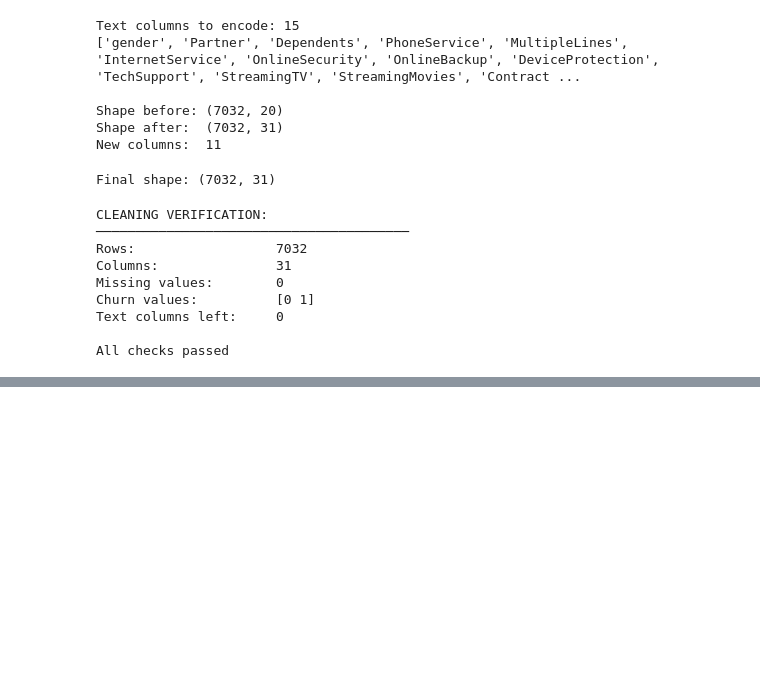
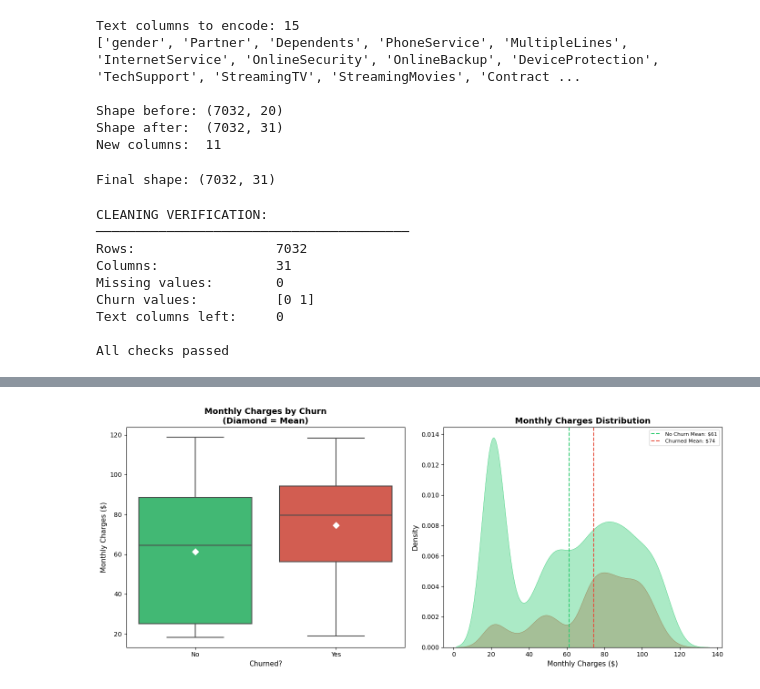
Before and after one commit to Venkatavishnuvardhanthota/customer-churn-prediction, a Jupyter notebook: notebooks/01_eda_and_modeling.ipynb, the cells around one changed output, grey strips where cells are left out. Cells and saved outputs as stored; diff of their text form; code cells hidden in the pictures; blank space fills up the shorter version.

```diff
--- a/notebooks/01_eda_and_modeling.ipynb
+++ b/notebooks/01_eda_and_modeling.ipynb
@@ -346,0 +513,77 @@ All checks passed
+# %%
+# Cell 16 — Deep EDA: Churn by Monthly Charges
+
+# Chart 1: Box Plot with Mean Overlay
+fig, axes = plt.subplots(1, 2, figsize = (14, 6))
+
+sns.boxplot(x = 'Churn',
+            y = 'MonthlyCharges',
+            data = df,
+            ax = axes[0],
+            palette={'0': '#2ecc71', '1': '#e74c3c'},
+            linewidth = 1.5)
+
+no_churn_mean = df[df['Churn'] == 0]['MonthlyCharges'].mean()
+yes_churn_mean = df[df['Churn'] == 1]['MonthlyCharges'].mean()
+
+axes[0].scatter([0, 1],
+                [no_churn_mean, yes_churn_mean],
+                marker = 'D',
+                color = 'white',
+                zorder = 3,
+                s = 50)
+
+axes[0].set_title('Monthly Charges by Churn\n'
+                   '(Diamond = Mean)',
+                   fontsize=13, fontweight='bold')
+axes[0].set_xlabel('Churned?', fontsize=11)
+axes[0].set_ylabel('Monthly Charges ($)', fontsize=11)
+axes[0].set_xticklabels(['No', 'Yes'])
+
+#Chart 2: KDE Plot
+sns.kdeplot(data = df,
+            x = 'MonthlyCharges',
+            hue = 'Churn',
+            fill = True,
+            ax = axes[1],
+            alpha = 0.4,
+            linewidth = 0.5,
+            palette={0: '#2ecc71', 1: '#e74c3c'})
+
+axes[1].legend(['Churned', 'Not Churned'], fontsize=10)
+
+axes[1].axvline(               # axvline → draws a vertical line at x position
+    x=no_churn_mean,
+    color='#2ecc71',
+    linestyle='--',    # dashed line
+    linewidth=1.5,
+    label=f'No Churn Mean: ${no_churn_mean:.0f}'
+)
+
+axes[1].axvline(
+    x=yes_churn_mean,
+    color='#e74c3c',
+    linestyle='--',
+    linewidth=1.5,
+    label=f'Churned Mean: ${yes_churn_mean:.0f}'
+)
+
+axes[1].set_title('Monthly Charges Distribution',
+                   fontsize=13, fontweight='bold')
+axes[1].set_xlabel('Monthly Charges ($)', fontsize=11)
+axes[1].set_ylabel('Density', fontsize=11)
+axes[1].legend(fontsize=8)
+
+plt.tight_layout()
+plt.savefig('../outputs/04_monthly_charges_churn.png',
+            dpi=150, bbox_inches='tight')
+plt.show()
+
+print("\n Churn by Monthly Charges Results:")
+print("─" * 45)
+print(f"Stayed  → Avg Monthly Charges: ${no_churn_mean:.2f}")
+print(f"Churned → Avg Monthly Charges: ${yes_churn_mean:.2f}")
+print(f"Difference: ${yes_churn_mean - no_churn_mean:.2f} more "
+      f"per month for churners!")
+# %% [output]
+[figure, added]
```
Also changed, not shown: parts of 5 cells of this notebook, 4 other files.
